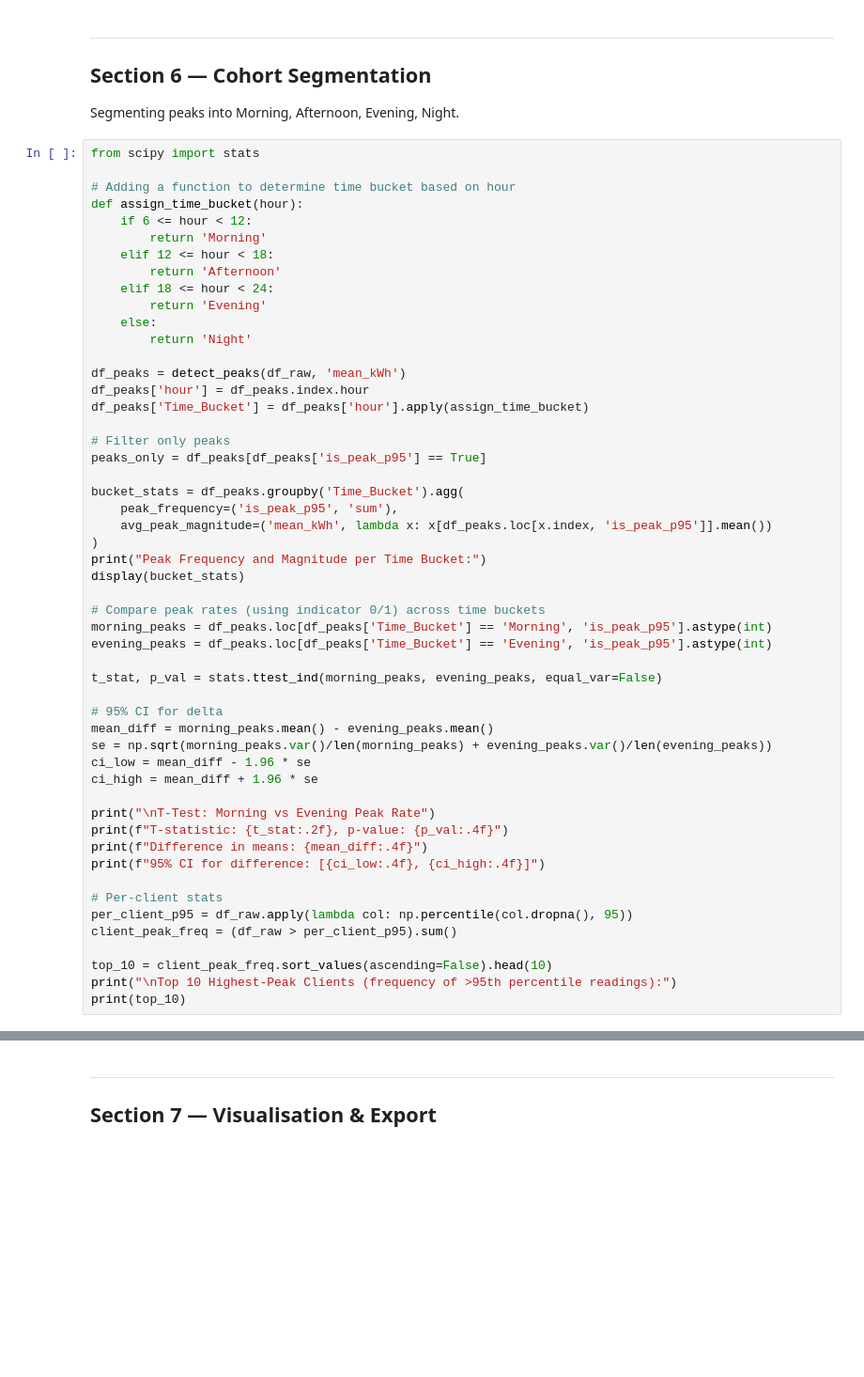
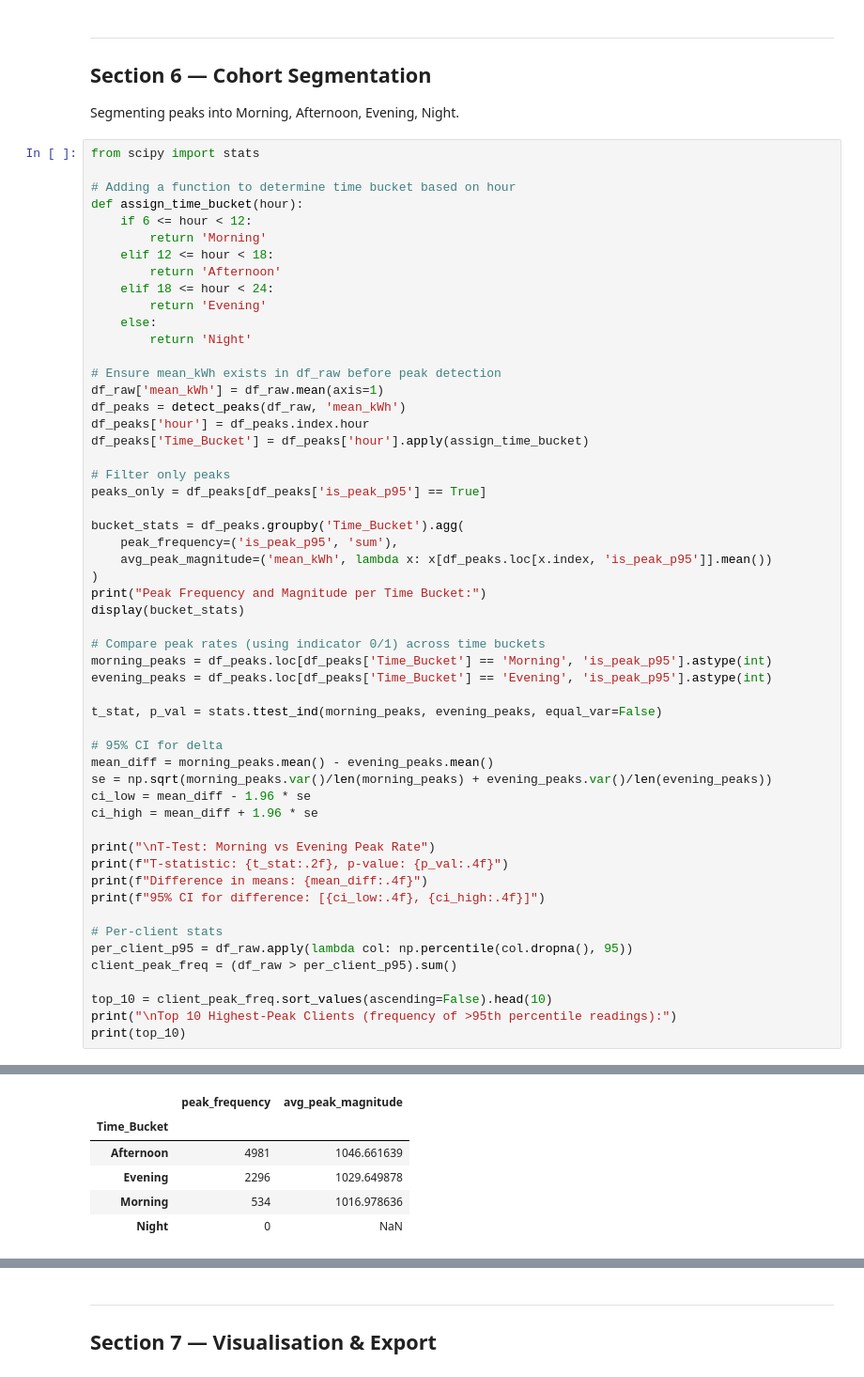
Before and after one commit to ZehaanArshad/Electricity-Peak-Usage-Detection, a Jupyter notebook: electricity_peak_detection.ipynb, the cells around one changed output, grey strips where cells are left out. Shown at 94% size. Drawn from its saved outputs; the diff is of its cells as text; blank space fills up the shorter version.

```diff
--- a/electricity_peak_detection.ipynb
+++ b/electricity_peak_detection.ipynb
@@ -755,6 +760,8 @@ def assign_time_bucket(hour):
     else:
         return 'Night'
 
+# Ensure mean_kWh exists in df_raw before peak detection
+df_raw['mean_kWh'] = df_raw.mean(axis=1)
 df_peaks = detect_peaks(df_raw, 'mean_kWh')
 df_peaks['hour'] = df_peaks.index.hour
 df_peaks['Time_Bucket'] = df_peaks['hour'].apply(assign_time_bucket)
@@ -793,3 +800,4 @@ client_peak_freq = (df_raw > per_client_p95).sum()
 top_10 = client_peak_freq.sort_values(ascending=False).head(10)
 print("\nTop 10 Highest-Peak Clients (frequency of >95th percentile readings):")
 print(top_10)
+# %% [output]
@@ -795,0 +813,6 @@ print(top_10)
+|  | peak_frequency | avg_peak_magnitude |
+| Time_Bucket |  |  |
+| Afternoon | 4981 | 1046.661639 |
+| Evening | 2296 | 1029.649878 |
+| Morning | 534 | 1016.978636 |
+| Night | 0 | NaN |
```
Also changed, not shown: parts of 7 cells of this notebook, 6 other files.
